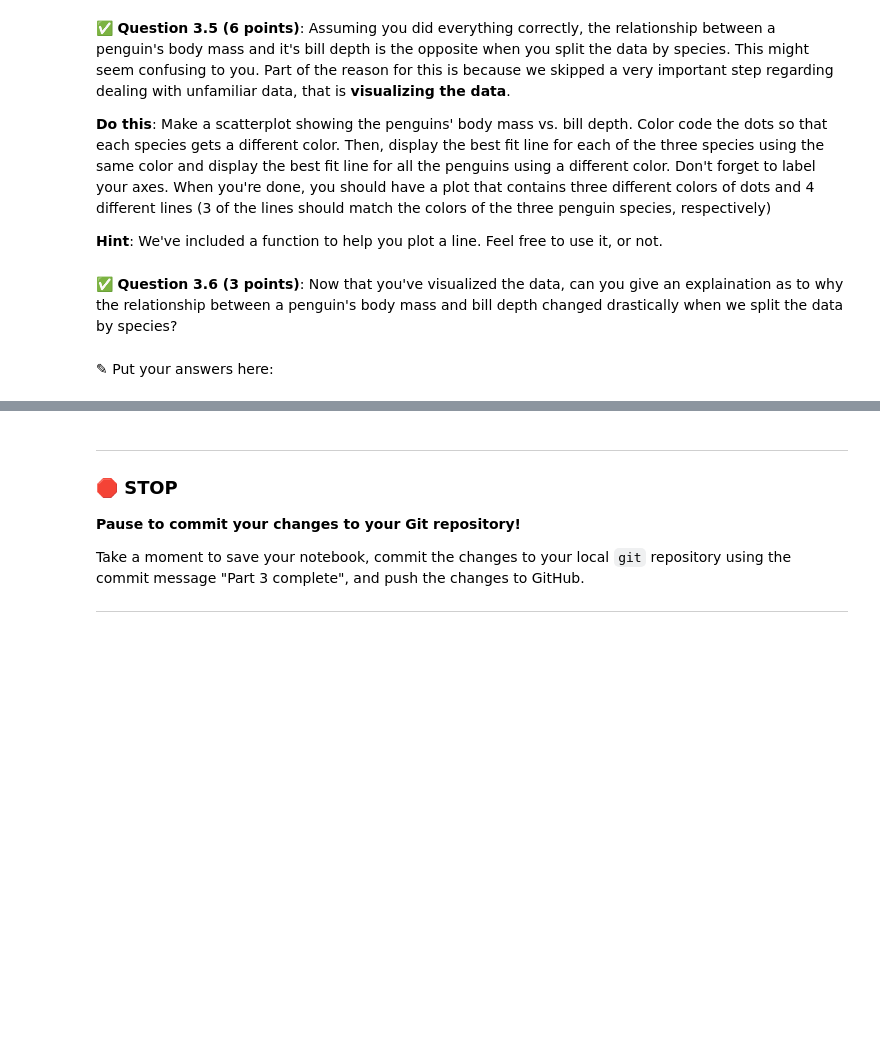
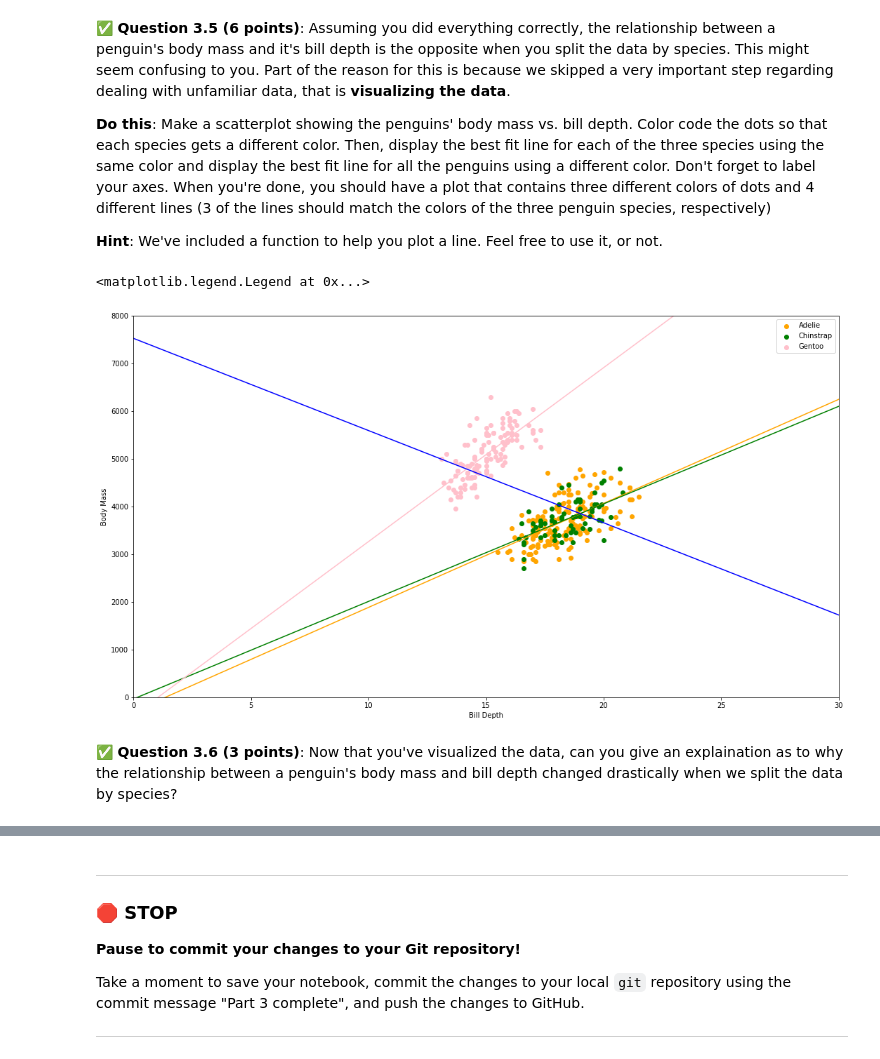
Before and after one commit to sarahhoogstraten/CMSE202-f23-turnin, a Jupyter notebook: hw-03/HW-03_Regression-SarahHoogstraten.ipynb, the cells around one changed output, grey strips where cells are left out. Saved outputs shown, nothing was run; the diff lists cells and outputs as text; code cells hidden in the pictures; blank space fills up the shorter version.

```diff
--- a/hw-03/HW-03_Regression-SarahHoogstraten.ipynb
+++ b/hw-03/HW-03_Regression-SarahHoogstraten.ipynb
@@ -175,0 +265,11 @@ In this part, we'll perform some one-variable linear regression analysis on the
+# %%
+# Put your code here
+g_bill_depth = gentoo_df['bill_depth_mm']
+g_body_mass = gentoo_df['body_mass_g']
+
+g_const = sm.add_constant(g_bill_depth)
+
+gentoo_model = sm.OLS(g_body_mass,g_const)
+gentoo_results = gentoo_model.fit()
+
+gentoo_results.summary()
@@ -189,16 +316,41 @@ In this part, we'll perform some one-variable linear regression analysis on the
 **Do this**: Make a scatterplot showing the penguins' body mass vs. bill depth. Color code the dots so that each species gets a different color. Then, display the best fit line for each of the three species using the same color and display the best fit line for all the penguins using a different color. Don't forget to label your axes. When you're done, you should have a plot that contains three different colors of dots and 4 different lines (3 of the lines should match the colors of the three penguin species, respectively)
 
 **Hint**: We've included a function to help you plot a line. Feel free to use it, or not.
-# %%
-# Put your code here
-
-import matplotlib.pyplot as plt
-import numpy as np
-def plot_line(slope, intercept, xmin, xmax, color):
-    xline = np.array([xmin,xmax])
-    yline = slope*xline+intercept
-    plt.plot(xline,yline,color)
+# %%
+# Put your code here
+
+import matplotlib.pyplot as plt
+import numpy as np
+
+def plot_line(slope, intercept, x, color):
+    xline = np.array(range(len(x)))
+    yline = slope*xline+intercept
+    plt.plot(xline,yline,color)
+
+fig = plt.figure(figsize=(18, 10))
+#adelie
+plt.scatter(a_bill_depth, a_body_mass, c = 'orange', label = 'Adelie')
+plot_line(218.21, -297.38, a_bill_depth, 'orange')
+
+#chinstrap
+plt.scatter(c_bill_depth, c_body_mass, c = 'green', label = 'Chinstrap')
+plot_line(204.63, -36.22, c_bill_depth, 'green')
+
+#gentoo
+plt.scatter(g_bill_depth, g_body_mass, c = 'pink', label = 'Gentoo')
+plot_line(364.82, -382.55, g_bill_depth, 'pink')
+
+#overall best fit
+plot_line(-193.44, 7528.62, bill_depth, 'blue')
+
+#figure specifics
+plt.xlabel('Bill Depth')
+plt.ylabel('Body Mass')
+plt.xlim(0,30)
+plt.ylim(0,8000)
+plt.legend()
+# %% [output]
+<matplotlib.legend.Legend at 0x...>
+[figure, added]
 # %% [markdown]
 &#9989;  **Question 3.6 (3 points)**: Now that you've visualized the data, can you give an explaination as to why the relationship between a penguin's body mass and bill depth changed drastically when we split the data by species?
-# %% [markdown]
-<font size=+3>&#9998;</font> Put your answers here:
```
Also changed, not shown: parts of 13 cells of this notebook.
